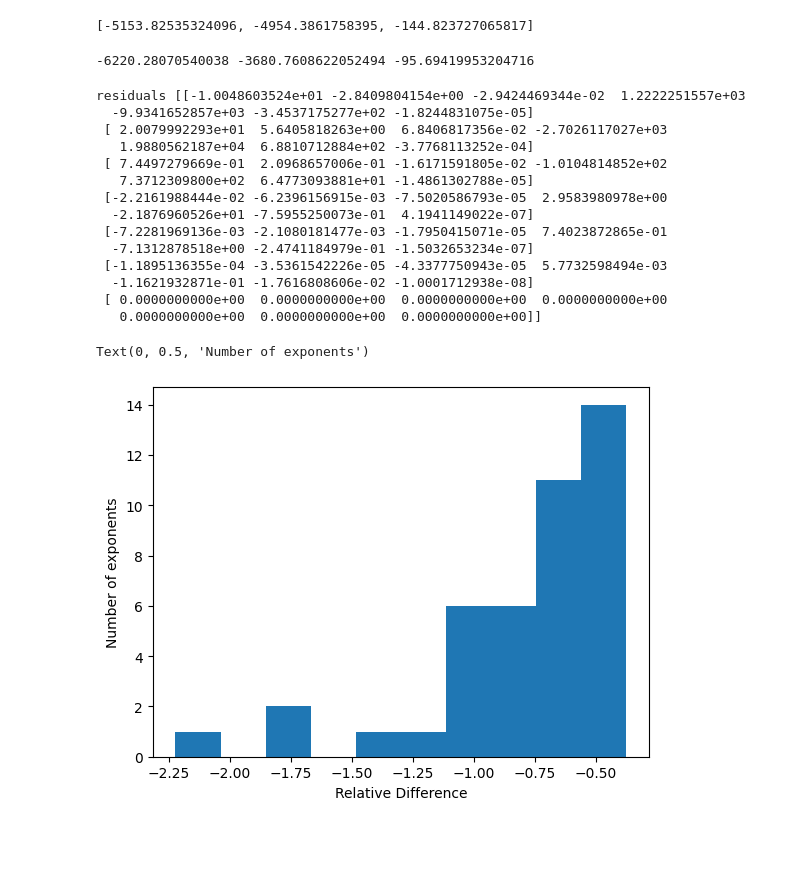
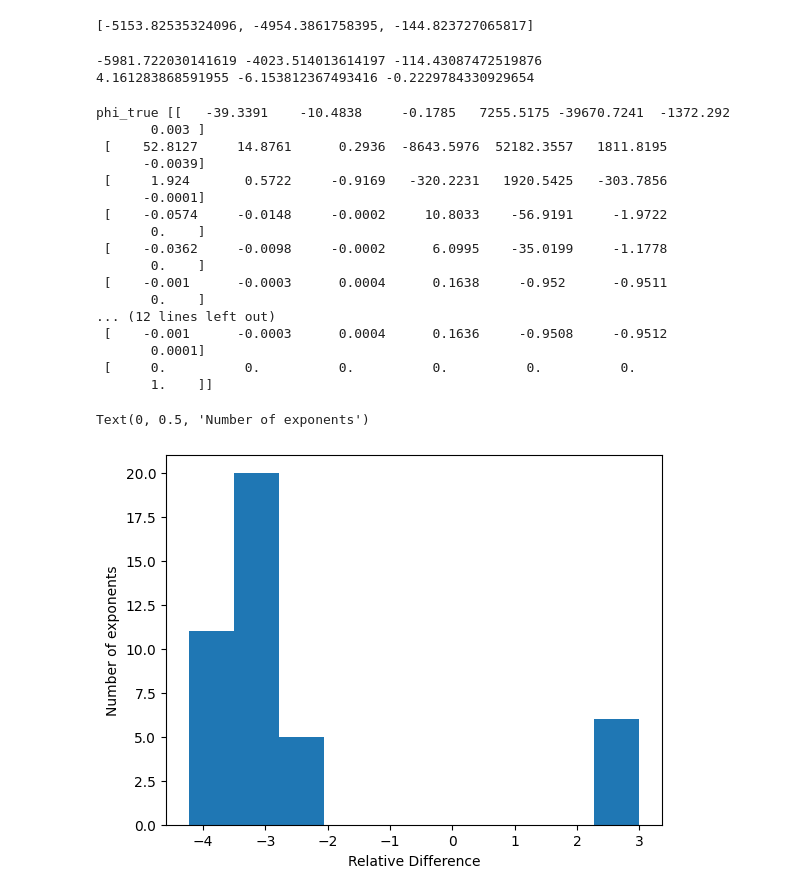
Before and after one commit to capitalts/Method-of-Orbit-Determination, a Jupyter notebook: Hw5/HW5.ipynb, the cells around one changed output. Drawn from its saved outputs; the diff is of its cells as text; code cells hidden in the pictures; blank space fills up the shorter version.

```diff
--- a/Hw5/HW5.ipynb
+++ b/Hw5/HW5.ipynb
@@ -795,15 +815,21 @@ def a_drag(C_D, r, v, A_Cross):
 
     r_mag = np.linalg.norm(r)
     #drag parameters
-    R_earth = 6378.145*1000 #[m]
+    R_earth = 6378.1363*1000 #[m]
     m = 2000 #[kg]
-    theta_dot = 7.29211585530066E-5 #[rad/s]
+    theta_dot = 7.292115146706979E-5 #[rad/s]
     rho_0 = 3.614E-13 #[kg/m^3]
     H = 88667.0 #[m]
     r0 = (700000.0 + R_earth) #[m]
     rho_A = rho_0*np.exp(-(r_mag-r0)/H)
-    V_A_bar = np.array([v[0]+theta_dot*r[0], v[1]-theta_dot*r[2], v[2]])
+
+    V_A_bar = np.array([v[0]+theta_dot*r[1], v[1]-theta_dot*r[0], v[2]])
+    # print(V_A_bar)
     V_A = np.sqrt((v[0] + theta_dot*r[1])**2 +(v[1]-theta_dot*r[0])**2 + v[2]**2)
 
 
-    return -1/2*C_D*A_Cross/m*rho_A*V_A*V_A_bar/1000
+    return -1/2*C_D*A_Cross/m*rho_A*V_A*V_A_bar
+
+C_D = 1.88
+# print(v_ECI)
+print(a_drag(C_D, r_ECI, v_ECI, A_Cross))
@@ -1250,10 +1266,10 @@ y0 = np.concatenate([r_0, v_0])
 # %%
 # print(sol_EGM.y[0][-1]/1000, sol_EGM.y[1][-1]/1000, sol_EGM.y[2][-1]/1000)
 # %%
-def satellite_motion(t, R, mu, A, JD_UTC):
+def satellite_motion_phi(t, R, mu, A, JD_UTC):
     J_2 = 0.00108248
     phi = R[6:].reshape(7, 7)
-
+    R_earth = 6378.1363*1000 # m
     r = R[0:3]
     r_dot = R[3:6]
     x, y, z = R[0:3]
@@ -1303,64 +1319,69 @@ def satellite_motion(t, R, mu, A, JD_UTC):
     phi_dot = np.matmul(A_1, phi)
 
     dydt = np.concatenate((r_dot, r_ddot, phi_dot.ravel()))
-
+    # print(dydt)
     return dydt
 # %%
 
 #initial conditions
 t = np.arange(0, 21660, 60)
-r_0 = np.array([6990077.798814194, 1617465.311978378, 22679.810569245355]) #m
-# r_0 = np.array([6984.46459301679,	1612.22237259524,	13.0914313353482])*1000 #m
-v_0 = np.array([-1675.13972506056, 7273.72441330686, 252.688512916741])#m/s
-# v_0 = np.array([-1.67664476668291,	7.26144494619245,	0.259889921085112])*1000 #m/s
-mu = 3.986004415e14 #m^3/s^2
+r_ECI = np.array([6990077.798814194, 1617465.311978378, 22679.810569245355]) #m
+# r_ECI = np.array([6984.46459301679,	1612.22237259524,	13.0914313353482])*1000 #m
+v_ECI = np.array([-1675.13972506056, 7273.72441330686, 252.688512916741])#m/s
+# v_ECI = np.array([-1.67664476668291,	7.26144494619245,	0.259889921085112])*1000 #m/s
+mu = 398600.4415*1000**3 #m^3/s^2
 JD_UTC = gregorian_to_jd(2018, 2, 1, 5, 0, 0)
 phi = np.eye(7)
 #initial Conditions
-y0 = np.concatenate([r_0, v_0, phi.ravel()])
+y0 = np.concatenate([r_ECI, v_ECI, phi.ravel()])
 
 #numeric integration
-sol_J2 = solve_ivp(satellite_motion, [0, 21660], y0, args=(mu, A, JD_UTC), t_eval=t, rtol=3E-14, atol=1E-16)
+sol_J2 = solve_ivp(satellite_motion_phi, [0, 21660], y0, args=(mu, A, JD_UTC), t_eval=t, rtol=3E-14, atol=1E-16)
 # %%
 print([-5153.82535324096, -4954.3861758395, -144.823727065817])
 # %% [output]
 [-5153.82535324096, -4954.3861758395, -144.823727065817]
 # %%
 print(sol_J2.y.T[-1][0]/1000, sol_J2.y.T[-1][1]/1000, sol_J2.y.T[-1][2]/1000)
+print(sol_J2.y.T[-1][3]/1000, sol_J2.y.T[-1][4]/1000, sol_J2.y.T[-1][5]/1000)
 # %% [output]
--6220.28070540038 -3680.7608622052494 -95.69419953204716
+-5981.722030141619 -4023.514013614197 -114.43087472519876
+4.161283868591955 -6.153812367493416 -0.2229784330929654
 # %%
-np.set_printoptions(precision=10, suppress=False)
+np.set_printoptions(precision=4, suppress=True)
 phi_true = np.array([-39.3390954700328,-10.4838421164098,-0.178515806381632,7255.51749588224,-39670.7241027289,-1372.29198687773,0.0030445773158455,
 52.8126590572353,14.8760562610219,0.293617329755136,-8643.59756483467,52182.3557002297,1811.8195497131,-0.00391612715718706,
 1.92398345007054,0.572231449979784,-0.916857134048049,-320.223120784111,1920.54246971582,-303.785573374237,-0.000143323034520295,
 -0.0574389810576982,-0.0148097800062921,-0.00023756274651235,10.8032803603046,-56.9190551092895,-1.9721591633074,4.34741301050209e-06,
 -0.0361975224561024,-0.0098256188572871,-0.000180772521863657,6.09947887593858,-35.0199347490215,-1.17782026574266,2.70486338281634e-06,
 -0.00101917635090016,-0.000293484527003083,0.000395824353451442,0.163846785698186,-0.952008640270825,-0.951074388701294,7.62686157098573e-08,
 0,0,0,0,0,0,1]).reshape(7,7)
-# print('phi_true', phi_true)
+print('phi_true', phi_true)
 phi = sol_J2.y.T[-1][6:].reshape(7,7)
-# print('phi', phi)
+print('phi', phi)
 relDiffPhi = abs(np.divide((phi[:6] - phi_true[:6]), phi_true[:6]))
-print('residuals', phi-phi_true)
+# print('residuals', phi-phi_true)
 # print(relDiffPhi)
 plt.hist(np.reshape(np.log10(abs(relDiffPhi)), relDiffPhi.shape[0]*relDiffPhi.shape[1]))
 plt.xlabel('Relative Difference')
 plt.ylabel('Number of exponents')
 # %% [output]
-residuals [[-1.0048603524e+01 -2.8409804154e+00 -2.9424469344e-02  1.2222251557e+03
-  -9.9341652857e+03 -3.4537175277e+02 -1.8244831075e-05]
- [ 2.0079992293e+01  5.6405818263e+00  6.8406817356e-02 -2.7026117027e+03
-   1.9880562187e+04  6.8810712884e+02 -3.7768113252e-04]
- [ 7.4497279669e-01  2.0968657006e-01 -1.6171591805e-02 -1.0104814852e+02
-   7.3712309800e+02  6.4773093881e+01 -1.4861302788e-05]
- [-2.2161988444e-02 -6.2396156915e-03 -7.5020586793e-05  2.9583980978e+00
-  -2.1876960526e+01 -7.5955250073e-01  4.1941149022e-07]
- [-7.2281969136e-03 -2.1080181477e-03 -1.7950415071e-05  7.4023872865e-01
-  -7.1312878518e+00 -2.4741184979e-01 -1.5032653234e-07]
- [-1.1895136355e-04 -3.5361542226e-05 -4.3377750943e-05  5.7732598494e-03
-  -1.1621932871e-01 -1.7616808606e-02 -1.0001712938e-08]
- [ 0.0000000000e+00  0.0000000000e+00  0.0000000000e+00  0.0000000000e+00
-   0.0000000000e+00  0.0000000000e+00  0.0000000000e+00]]
+phi_true [[   -39.3391    -10.4838     -0.1785   7255.5175 -39670.7241  -1372.292
+       0.003 ]
+ [    52.8127     14.8761      0.2936  -8643.5976  52182.3557   1811.8195
+      -0.0039]
+ [     1.924       0.5722     -0.9169   -320.2231   1920.5425   -303.7856
+      -0.0001]
+ [    -0.0574     -0.0148     -0.0002     10.8033    -56.9191     -1.9722
+       0.    ]
+ [    -0.0362     -0.0098     -0.0002      6.0995    -35.0199     -1.1778
+       0.    ]
+ [    -0.001      -0.0003      0.0004      0.1638     -0.952      -0.9511
+       0.    ]
+... (12 lines left out)
+ [    -0.001      -0.0003      0.0004      0.1636     -0.9508     -0.9512
+       0.0001]
+ [     0.          0.          0.          0.          0.          0.
+       1.    ]]
 Text(0, 0.5, 'Number of exponents')
-[figure, old version]
+[figure, new version]
```
Also changed, not shown: parts of 27 cells of this notebook, 1 other file.
